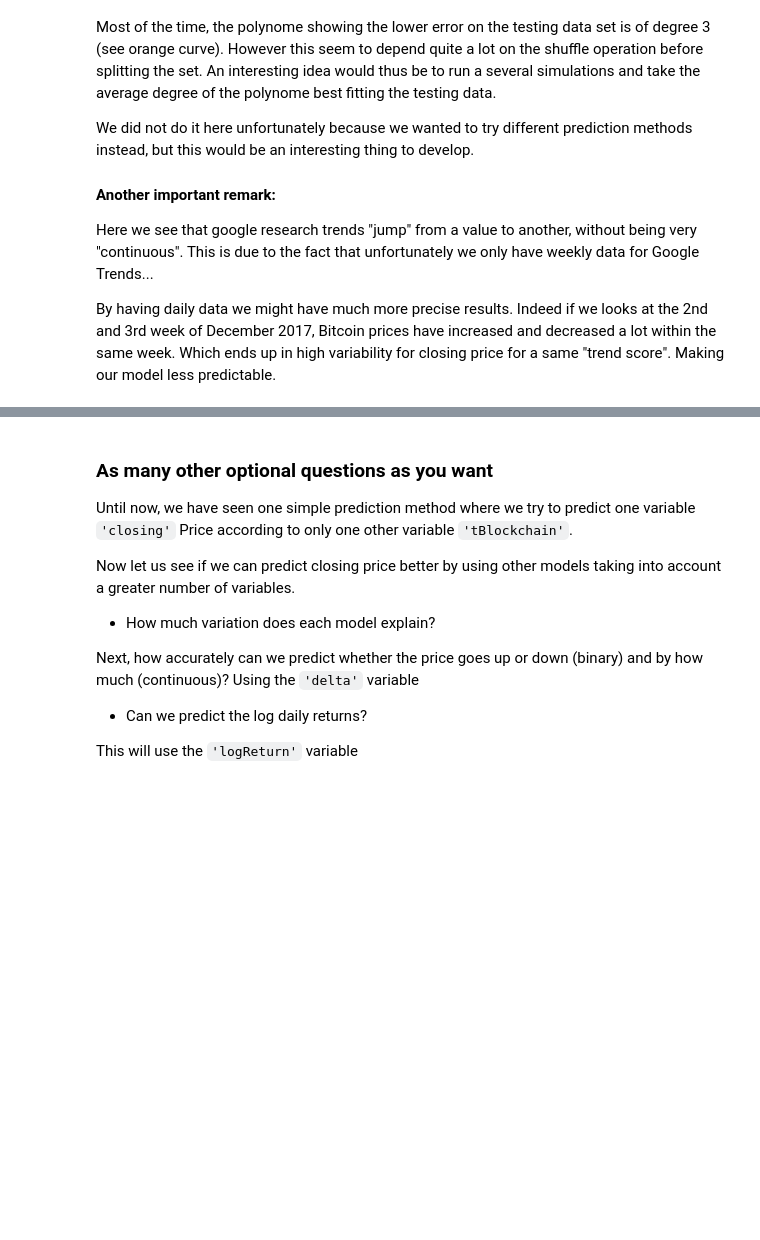
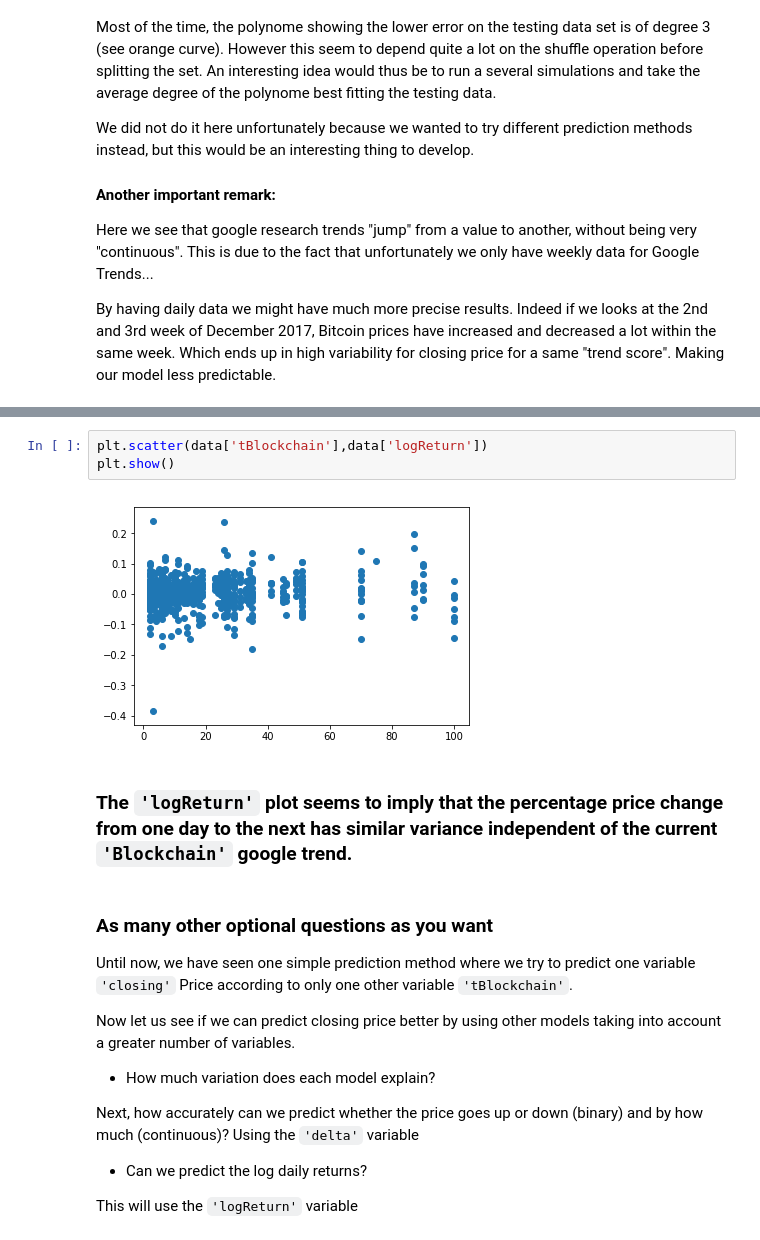
Before and after one commit to SebastienMoeller/MAP536_Python_Final, a Jupyter notebook: Project_Notebook_Sebastien_MOELLER_Viktor_MALESEVIC.ipynb, the cells around one changed output, grey strips where cells are left out. Drawn from its saved outputs; the diff is of its cells as text; blank space fills up the shorter version.

```diff
--- a/Project_Notebook_Sebastien_MOELLER_Viktor_MALESEVIC.ipynb
+++ b/Project_Notebook_Sebastien_MOELLER_Viktor_MALESEVIC.ipynb
@@ -724,3 +731,10 @@ By having daily data we might have much more precise results. Indeed if we looks
+# %%
+plt.scatter(data['tBlockchain'],data['logReturn'])
+plt.show()
+# %% [output]
+[figure, added]
+# %% [markdown]
+### The `'logReturn'` plot seems to imply that the percentage price change from one day to the next has similar variance independent of the current `'Blockchain'` google trend.
 # %% [markdown]
 ### As many other optional questions as you want
 Until now, we have seen one simple prediction method where we try to predict one variable `'closing'` Price according to only one other variable `'tBlockchain'`.
```
Also changed, not shown: parts of 10 cells of this notebook.
